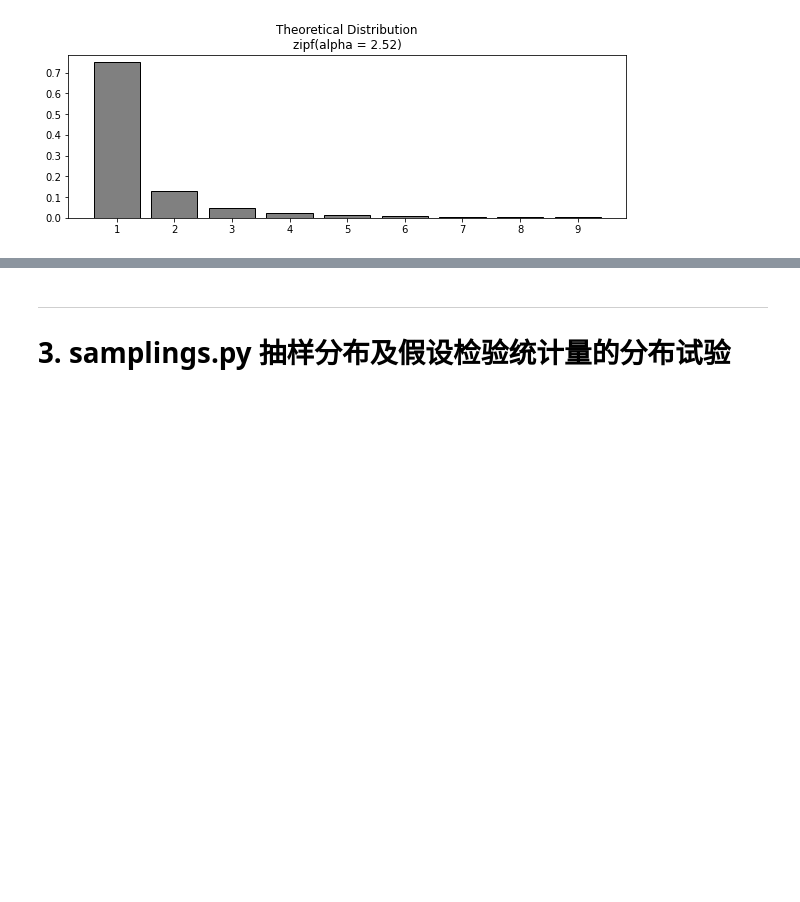
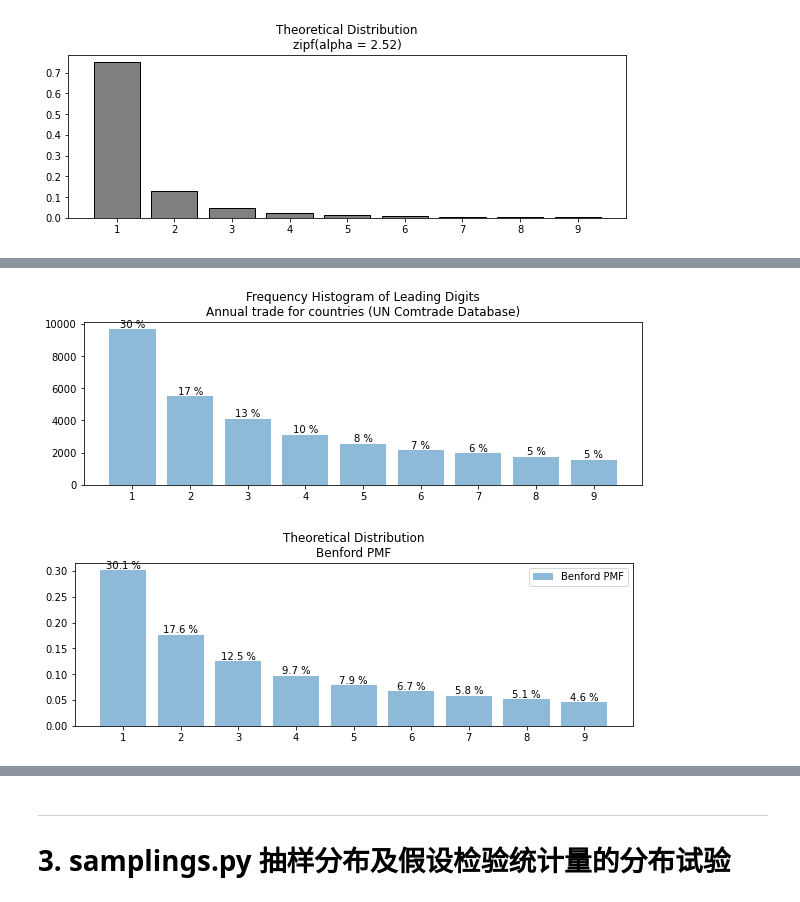
Before and after one commit to zhangys11/mc, a Jupyter notebook: demo.ipynb, the cells around one changed output, grey strips where cells are left out. Cells and saved outputs as stored; diff of their text form; code cells hidden in the pictures; blank space fills up the shorter version.

```diff
--- a/demo.ipynb
+++ b/demo.ipynb
@@ -240,0 +257,5 @@ paper_clips(num_rounds = 10000, num_clips_k = 4)
+# %%
+benford('trade')
+# %% [output]
+[figure, added]
+[figure, added]
```
Also changed, not shown: parts of 5 cells of this notebook, 8 other files.
